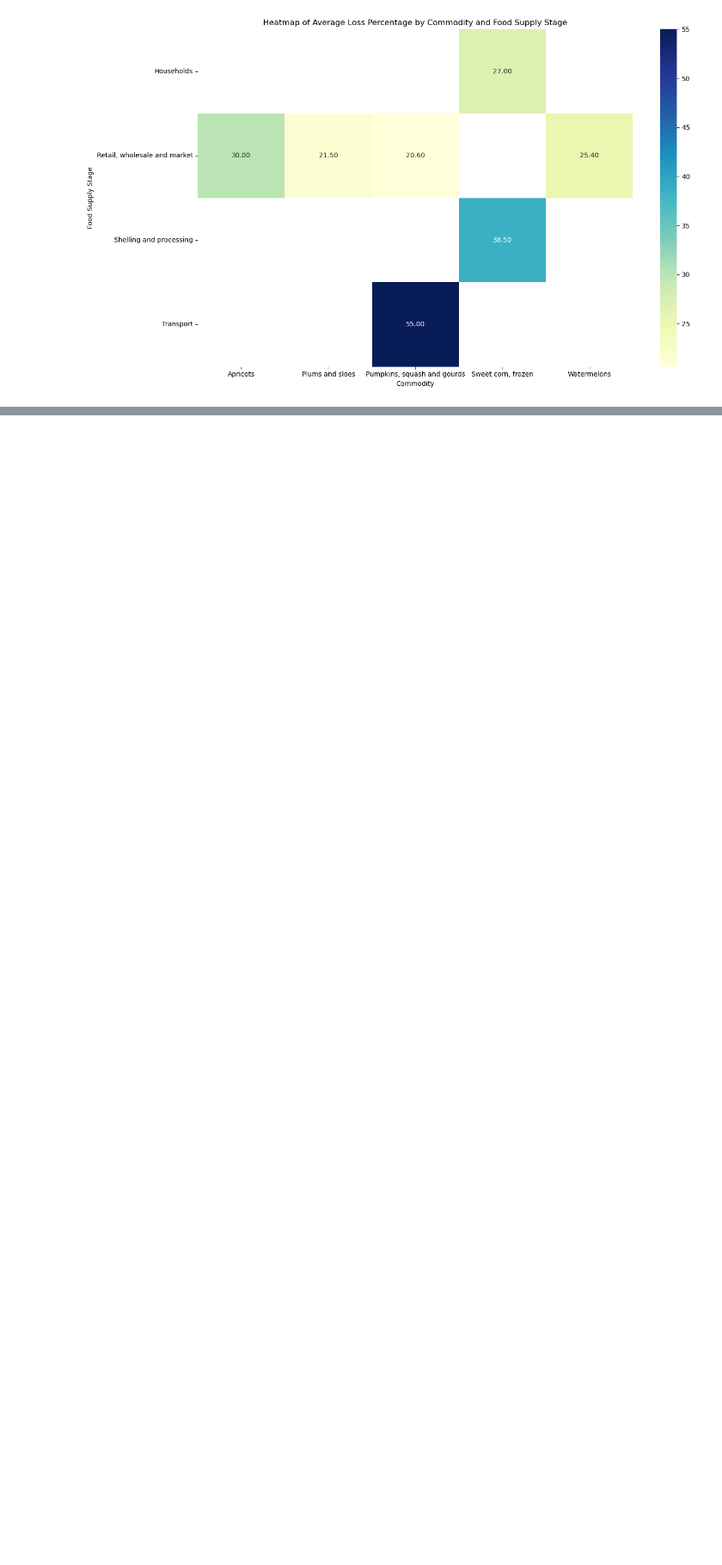
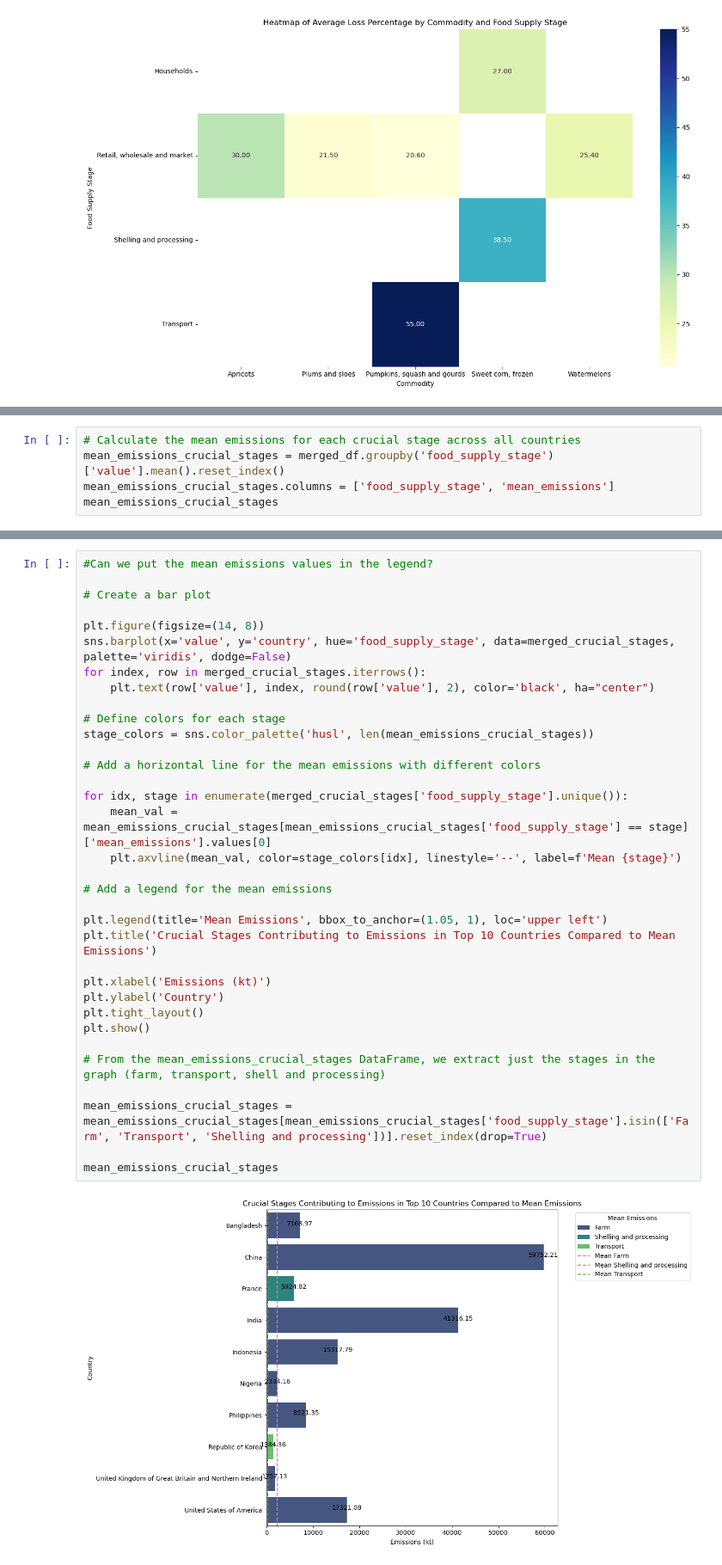
Before and after one commit to AlexRibeiro95/Project_FoodWaste, a Jupyter notebook: EDA/Main.ipynb, the cells around one changed output, grey strips where cells are left out. Shown: that part at 86% size. Saved outputs shown, nothing was run; the diff lists cells and outputs as text; blank space fills up the shorter version.

```diff
--- a/EDA/Main.ipynb
+++ b/EDA/Main.ipynb
@@ -339,0 +442,5 @@ plt.show()
+# %%
+# Calculate the mean emissions for each crucial stage across all countries
+mean_emissions_crucial_stages = merged_df.groupby('food_supply_stage')['value'].mean().reset_index()
+mean_emissions_crucial_stages.columns = ['food_supply_stage', 'mean_emissions']
+mean_emissions_crucial_stages
@@ -339,0 +455,36 @@ plt.show()
+# %%
+#Can we put the mean emissions values in the legend?
+
+# Create a bar plot
+
+plt.figure(figsize=(14, 8))
+sns.barplot(x='value', y='country', hue='food_supply_stage', data=merged_crucial_stages, palette='viridis', dodge=False)
+for index, row in merged_crucial_stages.iterrows():
+    plt.text(row['value'], index, round(row['value'], 2), color='black', ha="center")
+
+# Define colors for each stage
+stage_colors = sns.color_palette('husl', len(mean_emissions_crucial_stages))
+
+# Add a horizontal line for the mean emissions with different colors
+
+for idx, stage in enumerate(merged_crucial_stages['food_supply_stage'].unique()):
+    mean_val = mean_emissions_crucial_stages[mean_emissions_crucial_stages['food_supply_stage'] == stage]['mean_emissions'].values[0]
+    plt.axvline(mean_val, color=stage_colors[idx], linestyle='--', label=f'Mean {stage}')
+
+# Add a legend for the mean emissions
+
+plt.legend(title='Mean Emissions', bbox_to_anchor=(1.05, 1), loc='upper left')
+plt.title('Crucial Stages Contributing to Emissions in Top 10 Countries Compared to Mean Emissions')
+
+plt.xlabel('Emissions (kt)')
+plt.ylabel('Country')
+plt.tight_layout()
+plt.show()
+
+# From the mean_emissions_crucial_stages DataFrame, we extract just the stages in the graph (farm, transport, shell and processing)
+
+mean_emissions_crucial_stages = mean_emissions_crucial_stages[mean_emissions_crucial_stages['food_supply_stage'].isin(['Farm', 'Transport', 'Shelling and processing'])].reset_index(drop=True)
+
+mean_emissions_crucial_stages
+# %% [output]
+[figure, added]
```
Also changed, not shown: parts of 12 cells of this notebook.
